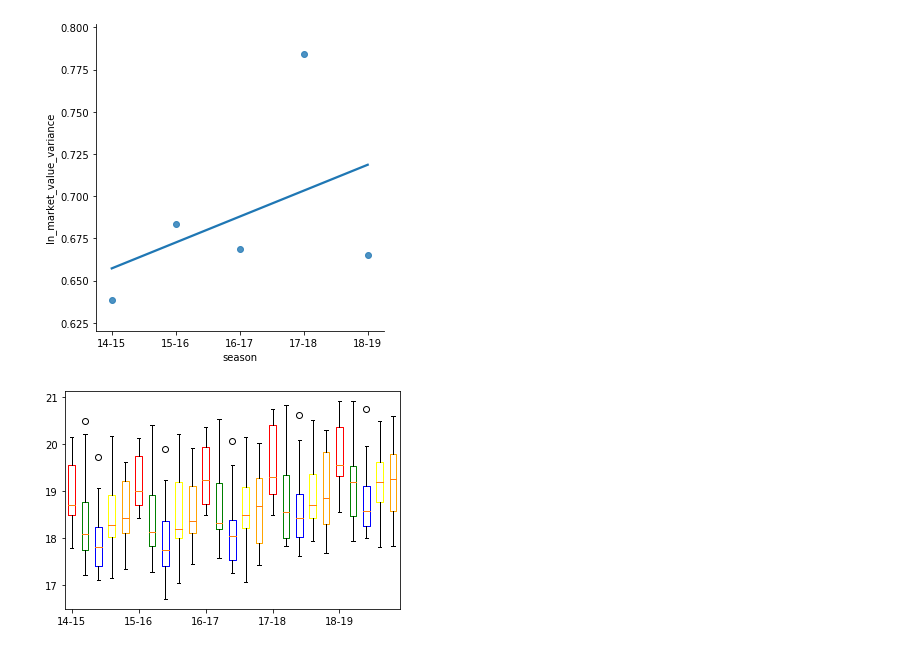
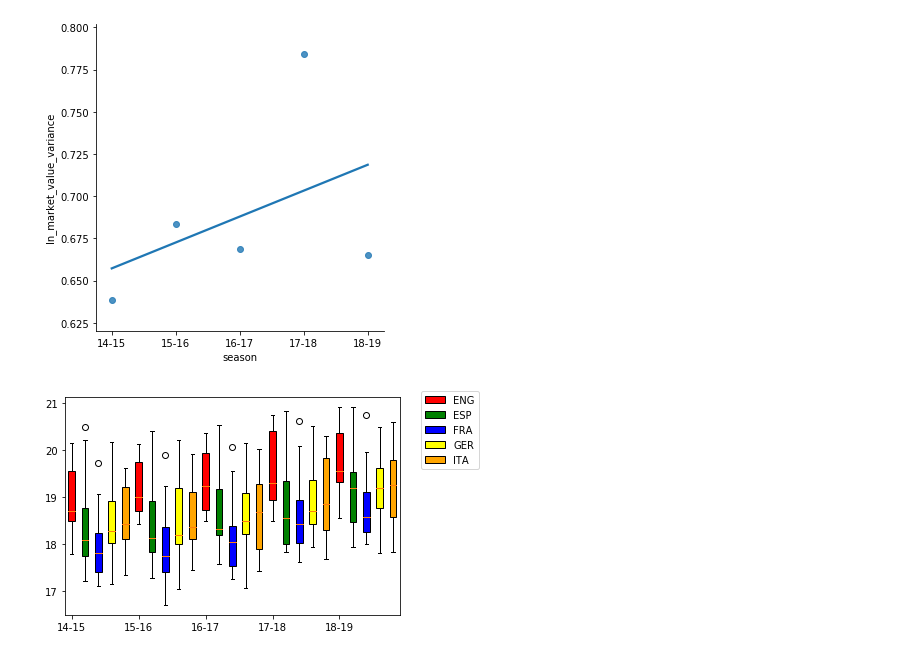
Before and after one commit to LUKEx76/football_prediction, a Jupyter notebook: plotting/plotting.ipynb, the cells around one changed output. Saved outputs shown, nothing was run; the diff lists cells and outputs as text; code cells hidden in the pictures.

Commit message:
fix market value plot

```diff
--- a/plotting/plotting.ipynb
+++ b/plotting/plotting.ipynb
@@ -78,24 +78,27 @@ plot_per_season_per_country(
 # %%
 
 market_value_raw_df = pd.read_csv("data/plot_market_value_raw.csv",sep=";")
 
 leagues = ["ENG", "ESP", "FRA", "GER", "ITA"]
+colors = ["red", "green", "blue", "yellow", "orange"]
+
 boxes = []
 
 for season in range(14,19):
     for league in leagues:
-        boxes.append(market_value_raw_df.loc[(market_value_raw_df["country"] == league) & (market_value_raw_df["season"] == season)]["ln_market_value"])
+        boxes.append(market_value_raw_df.loc[(market_value_raw_df["country"] == league) & (
+            market_value_raw_df["season"] == season)]["ln_market_value"])
 
+box_plot = plt.boxplot(boxes, patch_artist=True)
 
-box_plot = plt.boxplot(boxes)
-plt.xticks([1,6,11,16,21],["14-15", "15-16", "16-17","17-18", "18-19"])
-
-colors= ["red","green","blue","yellow","orange"]
 i = 0
 for box in box_plot["boxes"]:
-    box.set_color(colors[i % len(colors)])
+    box.set(facecolor=colors[i % len(colors)])
     i += 1
 
+plt.xticks([1, 6, 11, 16, 21], ["14-15", "15-16", "16-17", "17-18", "18-19"])
+plt.legend([box_plot["boxes"][0], box_plot["boxes"][1], box_plot["boxes"]
+            [2], box_plot["boxes"][3], box_plot["boxes"][4],], leagues, bbox_to_anchor=(1.05, 1.05))
 plt.show()
 # %% [output]
-[figure, old version]
+[figure, new version]
```
